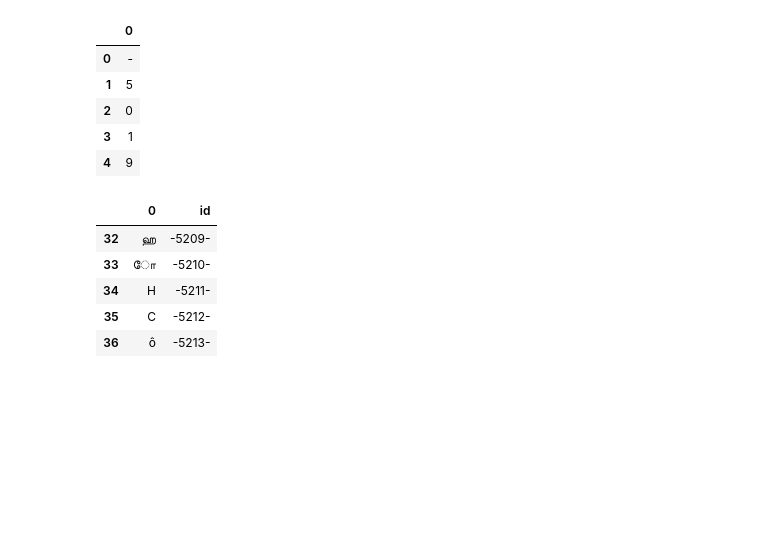
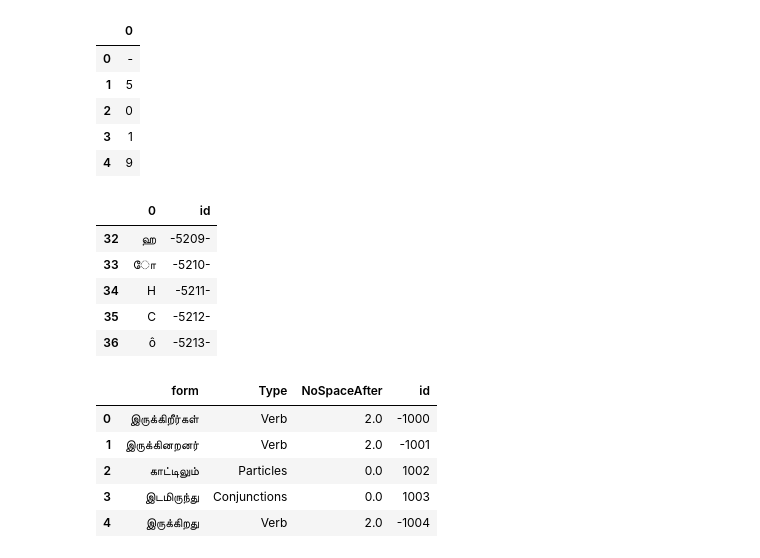
Before and after one commit to Kee2u/Deciphering_the_Indus_Valley_Script, a Jupyter notebook: Preprocessing/Convert_morphemes.ipynb, the cells around one changed output. Cells and saved outputs as stored; diff of their text form; code cells hidden in the pictures; blank space fills up the shorter version.

```diff
--- a/Preprocessing/Convert_morphemes.ipynb
+++ b/Preprocessing/Convert_morphemes.ipynb
@@ -514,3 +514,16 @@ for j in range(len(tamildatalemma)):
             letters = letters_df.loc[i, 0]
             id = letters_df.loc[i, "id"]
             tamildatalemma.loc[j, "form"] = tamildatalemma.loc[j, "form"].replace(letters, id)
+# %%
+#Reading clitics
+clitics = pd.read_sql_table('clitics_and_postpositions_labelled', con=engine)
+clitics.drop(columns="index", inplace=True)
+clitics.reset_index(drop=True, inplace=True)
+clitics.head()
+# %% [output]
+|  | form | Type | NoSpaceAfter | id |
+| 0 | இருக்கிறீர்கள் | Verb | 2.0 | -1000 |
+| 1 | இருக்கினறனர் | Verb | 2.0 | -1001 |
+| 2 | காட்டிலும் | Particles | 0.0 | 1002 |
+| 3 | இடமிருந்து | Conjunctions | 0.0 | 1003 |
+| 4 | இருக்கிறது | Verb | 2.0 | -1004 |
```
Also changed, not shown: parts of 3 cells of this notebook.
